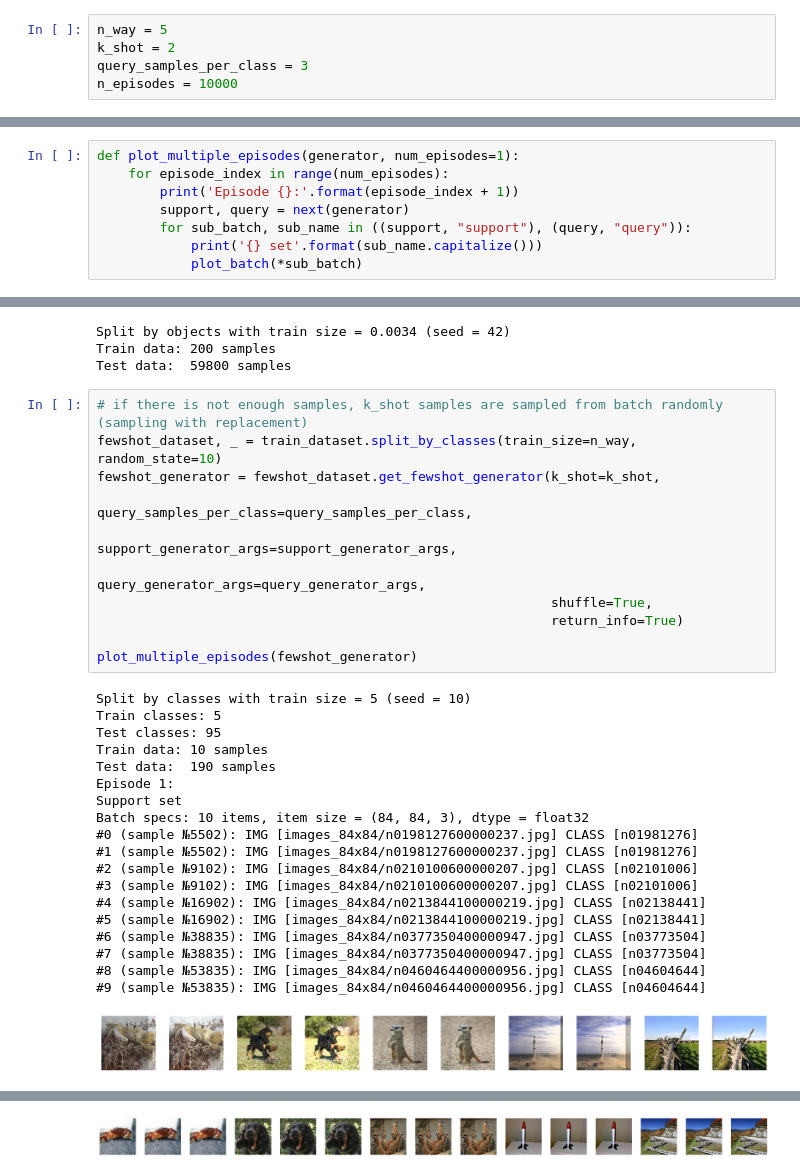
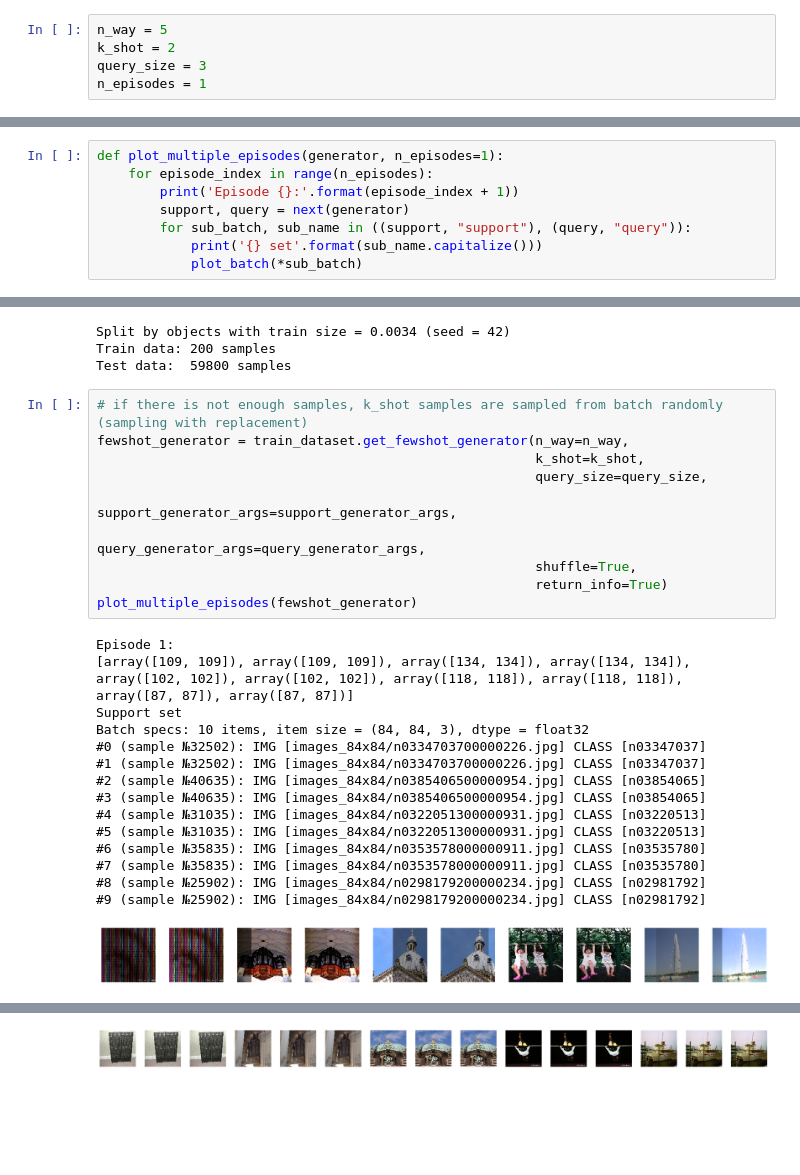
Before and after one commit to konev-artem/FewShotLearning, a Jupyter notebook: scripts/data_provider_demo.ipynb, the cells around one changed output, grey strips where cells are left out. Cells and saved outputs as stored; diff of their text form; blank space fills up the shorter version.

```diff
--- a/scripts/data_provider_demo.ipynb
+++ b/scripts/data_provider_demo.ipynb
@@ -309,8 +311,8 @@ As for few-shot generator, you can additionally specify:
 # %%
 n_way = 5
 k_shot = 2
-query_samples_per_class = 3
-n_episodes = 10000
+query_size = 3
+n_episodes = 1
 # %%
 support_generator_args = {
     'num_images_in_mixup': 2,
@@ -321,8 +323,8 @@ support_generator_args = {
 
 query_generator_args = {}
 # %%
-def plot_multiple_episodes(generator, num_episodes=1):
-    for episode_index in range(num_episodes):
+def plot_multiple_episodes(generator, n_episodes=1):
+    for episode_index in range(n_episodes):
         print('Episode {}:'.format(episode_index + 1))
         support, query = next(generator)
         for sub_batch, sub_name in ((support, "support"), (query, "query")):
@@ -385,34 +382,29 @@ Train data: 200 samples
 Test data:  59800 samples
 # %%
 # if there is not enough samples, k_shot samples are sampled from batch randomly (sampling with replacement)
-fewshot_dataset, _ = train_dataset.split_by_classes(train_size=n_way, random_state=10)
-fewshot_generator = fewshot_dataset.get_fewshot_generator(k_shot=k_shot,
-                                                          query_samples_per_class=query_samples_per_class,
-                                                          support_generator_args=support_generator_args,
-                                                          query_generator_args=query_generator_args,
-                                                          shuffle=True,
-                                                          return_info=True)
-
+fewshot_generator = train_dataset.get_fewshot_generator(n_way=n_way,
+                                                        k_shot=k_shot,
+                                                        query_size=query_size,
+                                                        support_generator_args=support_generator_args,
+                                                        query_generator_args=query_generator_args,
+                                                        shuffle=True,
+                                                        return_info=True)
 plot_multiple_episodes(fewshot_generator)
 # %% [output]
-Split by classes with train size = 5 (seed = 10)
-Train classes: 5
-Test classes: 95
-Train data: 10 samples
-Test data:  190 samples
 Episode 1:
+[array([109, 109]), array([109, 109]), array([134, 134]), array([134, 134]), array([102, 102]), array([102, 102]), array([118, 118]), array([118, 118]), array([87, 87]), array([87, 87])]
 Support set
 Batch specs: 10 items, item size = (84, 84, 3), dtype = float32
-#0 (sample №5502): IMG [images_84x84/n0198127600000237.jpg] CLASS [n01981276]
-#1 (sample №5502): IMG [images_84x84/n0198127600000237.jpg] CLASS [n01981276]
-#2 (sample №9102): IMG [images_84x84/n0210100600000207.jpg] CLASS [n02101006]
-#3 (sample №9102): IMG [images_84x84/n0210100600000207.jpg] CLASS [n02101006]
-#4 (sample №16902): IMG [images_84x84/n0213844100000219.jpg] CLASS [n02138441]
-#5 (sample №16902): IMG [images_84x84/n0213844100000219.jpg] CLASS [n02138441]
-#6 (sample №38835): IMG [images_84x84/n0377350400000947.jpg] CLASS [n03773504]
-#7 (sample №38835): IMG [images_84x84/n0377350400000947.jpg] CLASS [n03773504]
-#8 (sample №53835): IMG [images_84x84/n0460464400000956.jpg] CLASS [n04604644]
-#9 (sample №53835): IMG [images_84x84/n0460464400000956.jpg] CLASS [n04604644]
+#0 (sample №32502): IMG [images_84x84/n0334703700000226.jpg] CLASS [n03347037]
+#1 (sample №32502): IMG [images_84x84/n0334703700000226.jpg] CLASS [n03347037]
+#2 (sample №40635): IMG [images_84x84/n0385406500000954.jpg] CLASS [n03854065]
+#3 (sample №40635): IMG [images_84x84/n0385406500000954.jpg] CLASS [n03854065]
+#4 (sample №31035): IMG [images_84x84/n0322051300000931.jpg] CLASS [n03220513]
+#5 (sample №31035): IMG [images_84x84/n0322051300000931.jpg] CLASS [n03220513]
+#6 (sample №35835): IMG [images_84x84/n0353578000000911.jpg] CLASS [n03535780]
+#7 (sample №35835): IMG [images_84x84/n0353578000000911.jpg] CLASS [n03535780]
+#8 (sample №25902): IMG [images_84x84/n0298179200000234.jpg] CLASS [n02981792]
+#9 (sample №25902): IMG [images_84x84/n0298179200000234.jpg] CLASS [n02981792]
-[figure, old version]
+[figure, new version]
 Query set
 Batch specs: 15 items, item size = (84, 84, 3), dtype = float32
@@ -434 +426 @@ Batch specs: 15 items, item size = (84, 84, 3), dtype = float32
-[figure, old version]
+[figure, new version]
```
Also changed, not shown: parts of 3 cells of this notebook, 3 other files.
